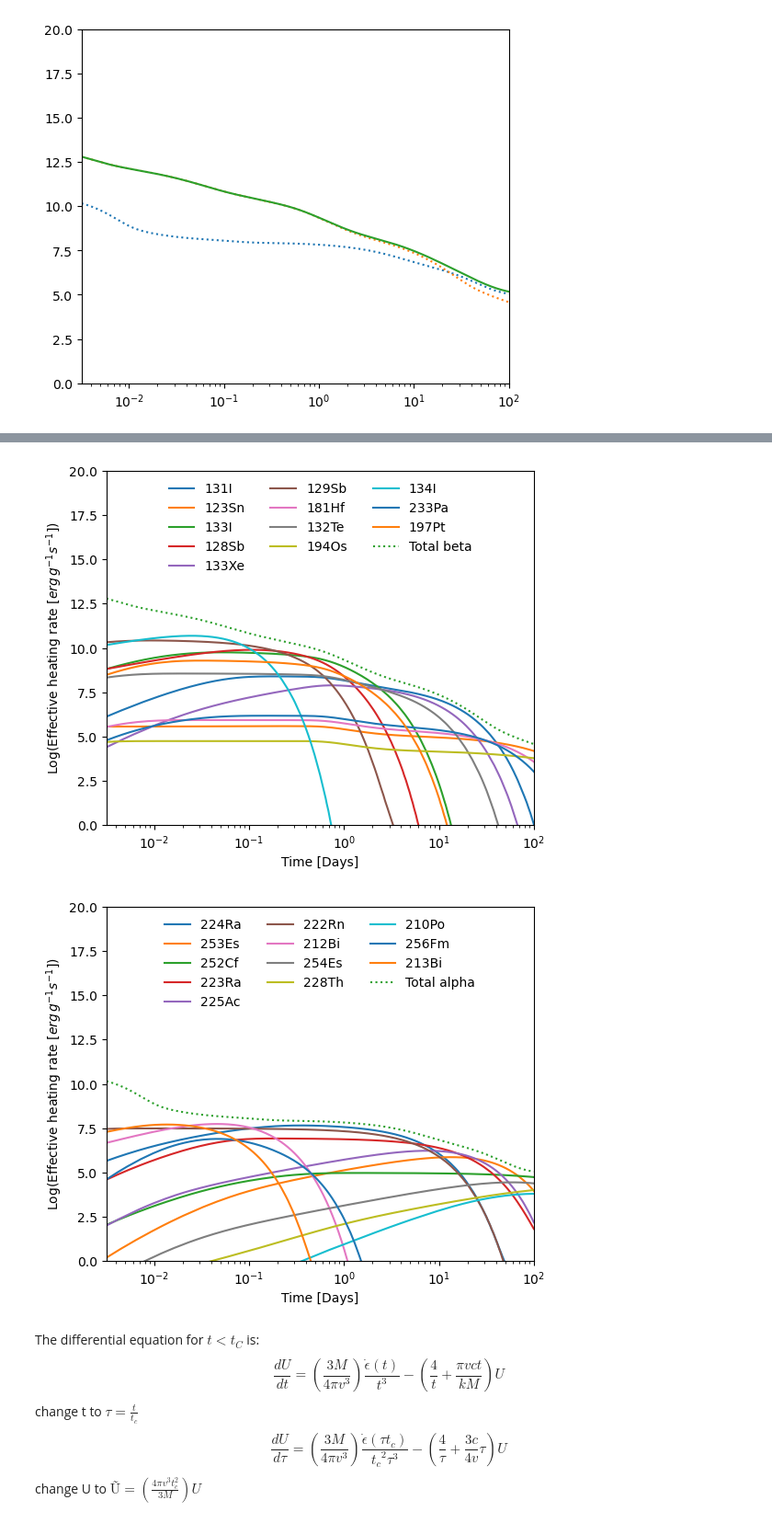
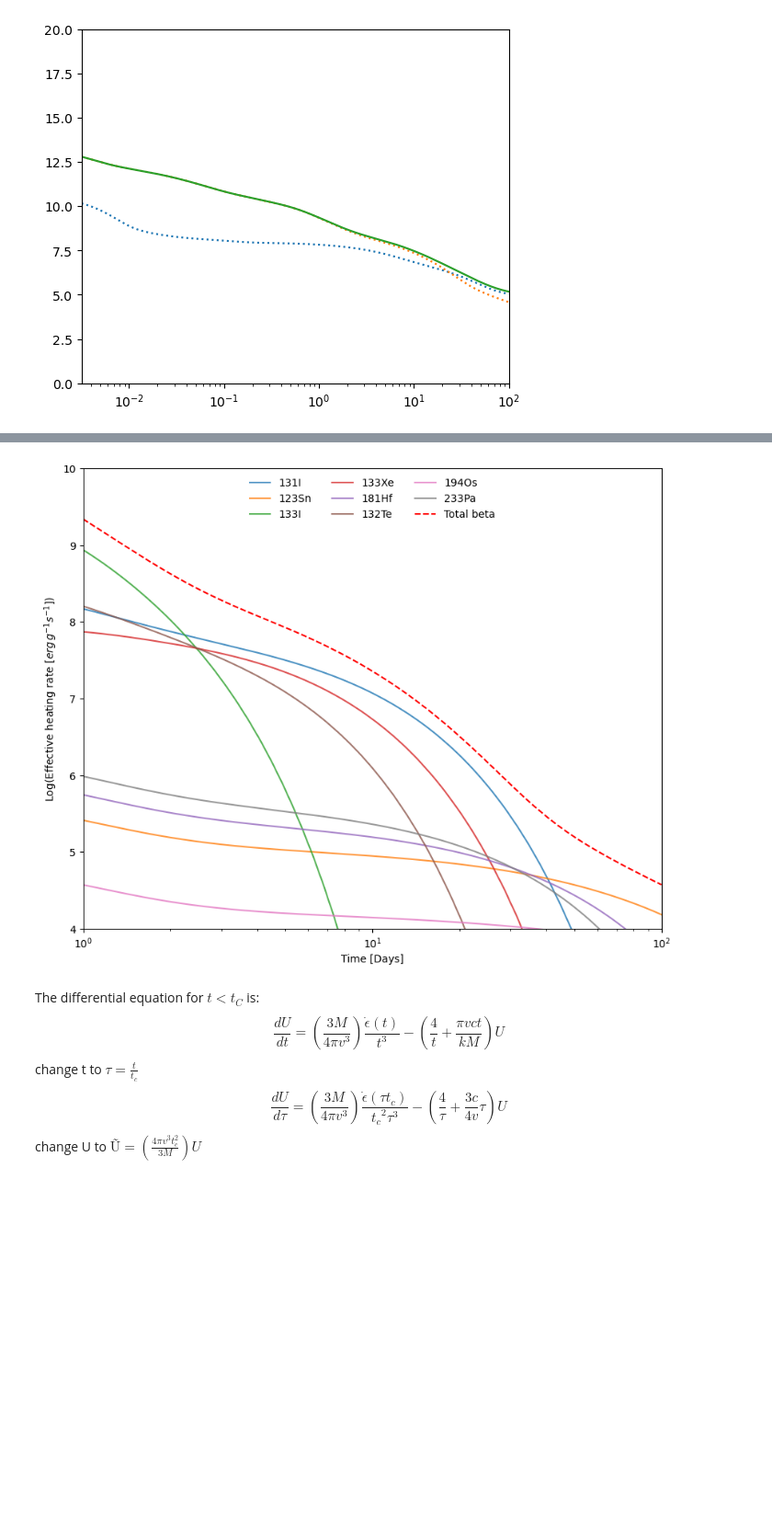
Before and after one commit to DiegoHp45/Kilonova, a Jupyter notebook: article_1.ipynb, the cells around one changed output, grey strips where cells are left out. Shown at 92% size. Saved outputs shown, nothing was run; the diff lists cells and outputs as text; code cells hidden in the pictures; blank space fills up the shorter version.

```diff
--- a/article_1.ipynb
+++ b/article_1.ipynb
@@ -443,7 +458,7 @@ ax3.legend()
 [figure]
 # %%
 '''Find relevant nuclei'''
-H=np.searchsorted(t/(60*60*24),[0.1,100])
+H=np.searchsorted(t/(60*60*24),[1,100])
 #print(H)
 #H=[0,-1]
 E_alpha_aporte_norm=E_alpha_aporte/E_alpha
@@ -495,33 +510,34 @@ graficas_masimportantes(12,12,'Beta')
 # %%
 '''Plots Heating Rate for relevant nuclei'''
 def Heating_rate_mas_importantes(top:int,decay):
-    plt.figure(figsize=(6,5))
+    plt.figure(figsize=(10,8))
+    #group1_colors = cm.winter(np.linspace(0.1, 0.8, top))  # Different shades of blue
+    #group2_colors = cm.Reds(np.linspace(0.4, 0.8, top))
     if decay=='Beta':
         for i in range(top):
             H=E_beta_aporte_efectivo[Mejores_beta[i]]
             H=np.log10(H)+4
-            plt.plot(t_dias,H,label=Name_beta[Mejores_beta[i]],linestyle='-')
-        plt.plot(t_dias,np.log10(E_beta_efectivo)+4,label='Total beta',linestyle=':')
+            plt.plot(t_dias,H,label=Name_beta[Mejores_beta[i]],linestyle='-',alpha=0.8)
+        plt.plot(t_dias,np.log10(E_beta_efectivo)+4,label='Total beta',linestyle='--',color='red')
     elif decay=='Alpha':
         for i in range(top):
             H=E_alpha_aporte_efectivo[mejores_alpha[i]]
             H=np.log10(H)+4
-            plt.plot(t_dias,H,label=Name_alpha[mejores_alpha[i]],linestyle='-')
-        plt.plot(t_dias,np.log10(E_alpha_efectivo)+4,label='Total alpha',linestyle=':')
+            plt.plot(t_dias,H,label=Name_alpha[mejores_alpha[i]],linestyle='-',alpha=0.8)
+        plt.plot(t_dias,np.log10(E_alpha_efectivo)+4,label='Total alpha',linestyle='--',color='blue')
 
     plt.legend(loc="upper center", ncol=3,frameon=False)
     #plt.ylim((35,42))
     #plt.xlim(left=0.01)
     plt.xscale('log')
     plt.ylabel(r'Log(Effective heating rate$\,\,[erg\, g^{-1} s^{-1}]$)')
     plt.xlabel('Time [Days]')
-    plt.xlim((10**-2.5,10**2))
-    plt.ylim((0,20))
-Heating_rate_mas_importantes(12,'Beta')
-Heating_rate_mas_importantes(12,'Alpha')
+    plt.xlim((10**0,10**2))
+    plt.ylim((4,10))
+Heating_rate_mas_importantes(8,'Beta')
+#Heating_rate_mas_importantes(12,'Alpha')
 # %% [output]
-[figure, old version]
+[figure, new version]
-[figure, removed]
 # %% [markdown]
 The differential equation for $t<t_C$ is:
 \begin{equation}
```
Also changed, not shown: parts of 8 cells of this notebook.
